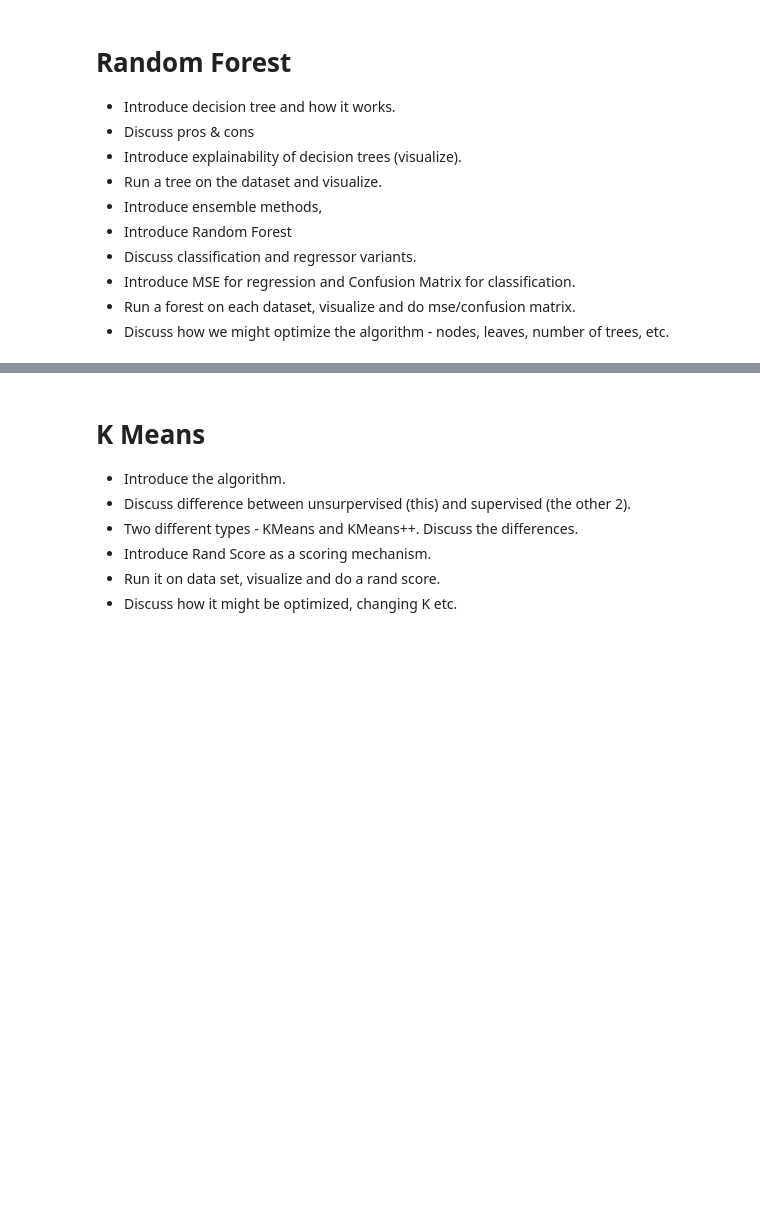
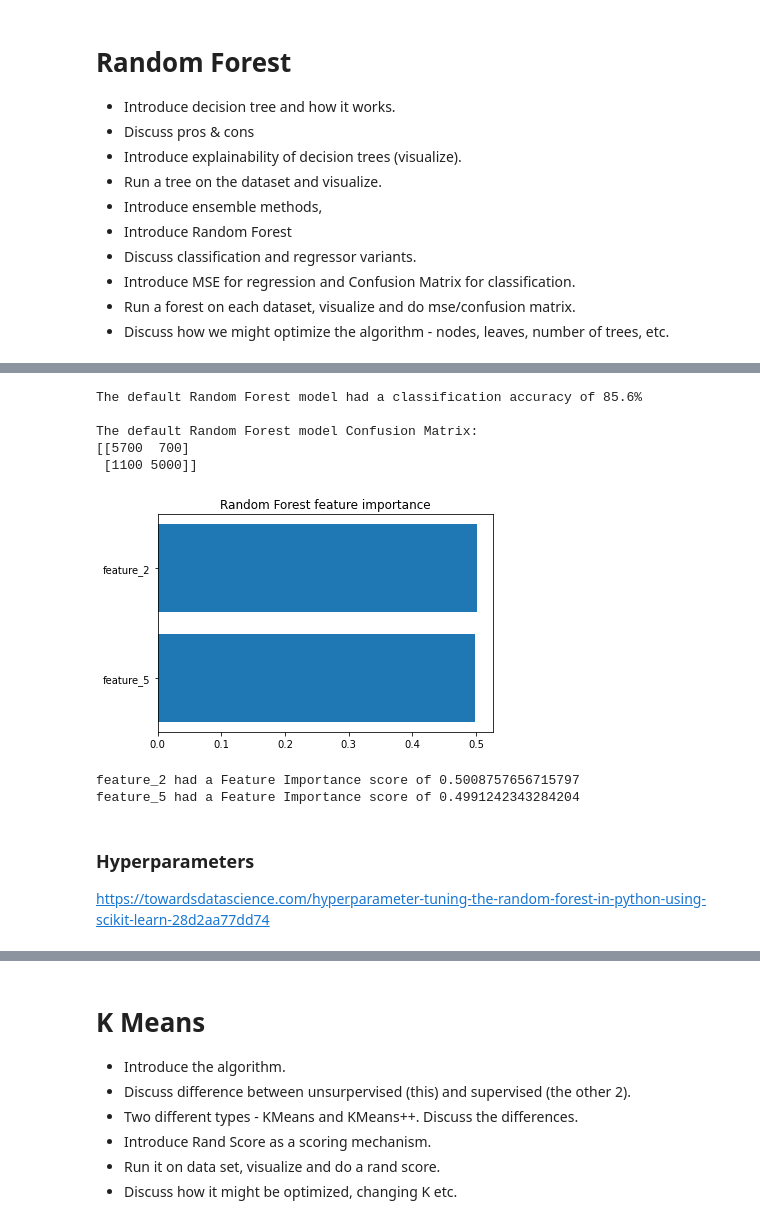
Before and after one commit to OtherBrian/machine-learning, a Jupyter notebook: scikit-learn.ipynb, the cells around one changed output, grey strips where cells are left out. Saved outputs shown, nothing was run; the diff lists cells and outputs as text; code cells hidden in the pictures; blank space fills up the shorter version.

Commit message:
Implemented random  forest classifiers. Also renamed some variables to make it clearer which is for which algorithm.

```diff
--- a/scikit-learn.ipynb
+++ b/scikit-learn.ipynb
@@ -564,3 +566,53 @@ min_sample_leaf allows the user to specify the minimum amount of leaves a node m
 https://towardsdatascience.com/understanding-random-forest-58381e0602d2
 
 Random forest is an ensemble machine learning algorithm, meaning that it is made of many individually trained models that together produce one result. As each of the trees comes up with its own methods for splitting the data at each node, and thus eventually arriving at the leaves, they are thus independent of each other and so the votes (or averages in the case of regression) shares similarities with the wisdom of crowds observed in humans whereby the aggregate prediction of many generally outperforms the prediction of one person, regardless of their individual expertise (https://en.wikipedia.org/wiki/The_Wisdom_of_Crowds). Inaccuracies on an individual level get ironed out by the masses.
+# %%
+# Instantiate a default Random Forest Classifier
+forest_clf = RandomForestClassifier(random_state = 0)
+
+# Fit to the 2d training data
+forest_clf.fit(X_train_2d, y_train)
+
+# Predict the labels for the 2d test data
+forest_predictions = forest_clf.predict(X_test_2d)
+
+# Calculate the accuracy
+forest_accuracy = sklearn.metrics.accuracy_score(y_test, forest_predictions)
+
+print(f"The default Random Forest model had a classification accuracy of {(forest_accuracy*100):.1f}%")
+
+forest_matrix = sklearn.metrics.confusion_matrix(y_test, forest_predictions)
+
+print(f"\nThe default Random Forest model Confusion Matrix:\n{forest_matrix*100}")
+# %% [output]
+The default Random Forest model had a classification accuracy of 85.6%
+
+The default Random Forest model Confusion Matrix:
+[[5700  700]
+ [1100 5000]]
+# %%
+# Tells us the importance of each of the features included in the random forest model.
+
+def plot_feature_importance(dataframe, model):
+    fig, ax = plt.subplots()
+    ax.barh(np.arange(len(dataframe.columns)), model.feature_importances_)
+    ax.set_yticks(np.arange(len(dataframe.columns)))
+    ax.set_yticklabels(dataframe.columns)
+    ax.invert_yaxis()
+    ax.set_title("Random Forest feature importance")
+    plt.show()
+
+    # Print out the scores for easier viewing
+    for i in range(len(dataframe.columns)):
+        print(f"{dataframe.columns[i]} had a Feature Importance score of {model.feature_importances_[i]}")
+
+
+plot_feature_importance(X_train_2d, forest_clf)
+# %% [output]
+[figure, added]
+feature_2 had a Feature Importance score of 0.5008757656715797
+feature_5 had a Feature Importance score of 0.4991242343284204
+# %% [markdown]
+### Hyperparameters
+
+https://towardsdatascience.com/hyperparameter-tuning-the-random-forest-in-python-using-scikit-learn-28d2aa77dd74
```
Also changed, not shown: parts of 7 cells of this notebook.
